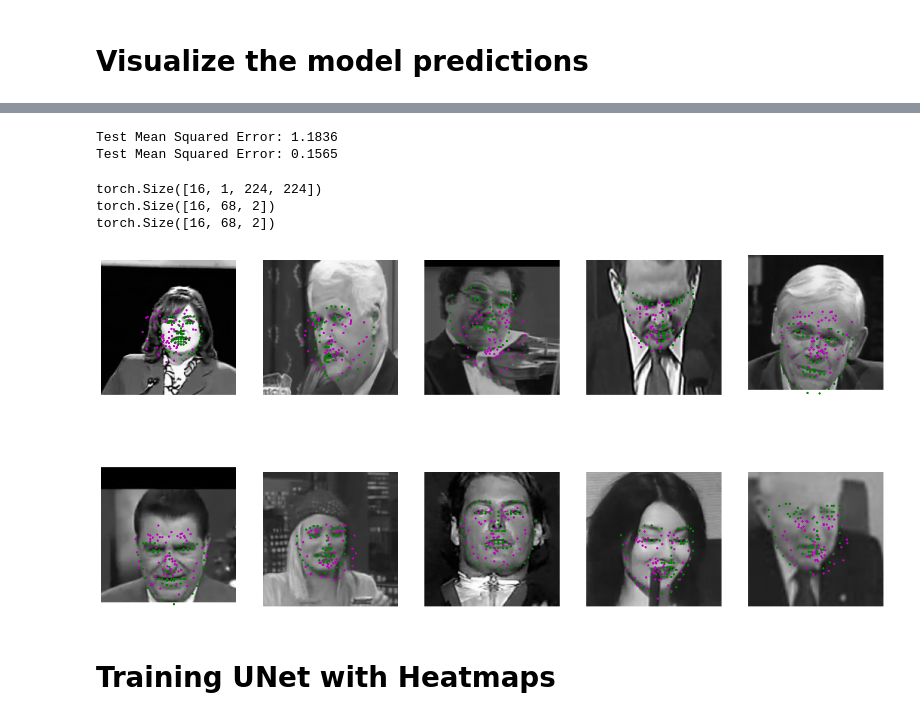
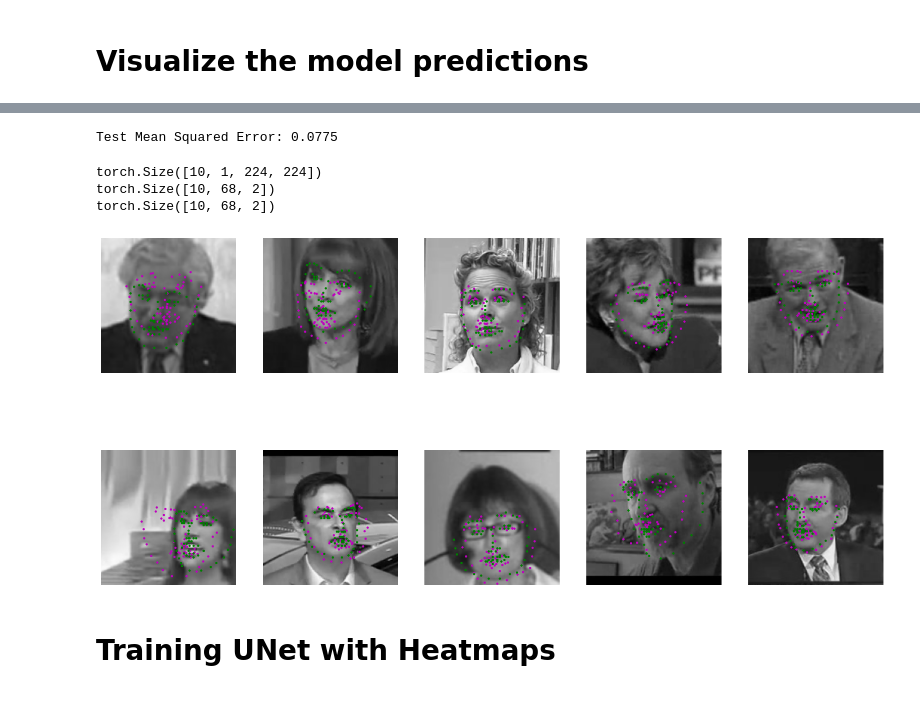
Before and after one commit to LIYunzhe1408/Facial-Keypoint-Detection, a Jupyter notebook: hw3.ipynb, the cells around one changed output, grey strips where cells are left out. Cells and saved outputs as stored; diff of their text form; code cells hidden in the pictures.

```diff
--- a/hw3.ipynb
+++ b/hw3.ipynb
@@ -97,7 +93,7 @@ transformed_dataset = FacialKeypointsDataset(
     transform=data_transform,
 )
 # load training data in batches
-batch_size = 16
+batch_size = 32
 train_loader = DataLoader(
     transformed_dataset, batch_size=batch_size, shuffle=True, num_workers=4
 )
@@ -109,7 +105,7 @@ test_dataset = FacialKeypointsDataset(
     transform=data_transform
 )
 # loading test data in batches
-batch_size = 16
+batch_size = 32
 test_loader = DataLoader(
     test_dataset, batch_size=batch_size, shuffle=True, num_workers=4
 )
@@ -234,6 +550,7 @@ from torch.nn import MSELoss
 
 def calcMSE(net):
   net.eval()
+  net.cuda()
   mse = MSELoss()
   total_mse = 0.0
   with torch.no_grad():
@@ -245,11 +562,15 @@ def calcMSE(net):
 
   mean_mse = total_mse / len(test_loader)
   print(f"Test Mean Squared Error: {mean_mse:.4f}")
-calcMSE(net_SmoothL1)
-calcMSE(net_MSELoss)
+# calcMSE(batch_16_L1_net)
+# calcMSE(net_batch_32)
+# calcMSE(net_LR_05)
+# calcMSE(net_LR_00005)
+# calcMSE(net_AdamW)
+# calcMSE(net_batch_64)
+calcMSE(net_dropout_all_02)
 # %% [output]
-Test Mean Squared Error: 1.1836
-Test Mean Squared Error: 0.1565
+Test Mean Squared Error: 0.0775
 # %%
 
 def show_all_keypoints(image, predicted_key_pts, gt_pts=None):
@@ -313,43 +634,39 @@ def visualize_output(test_images, test_outputs, gt_pts=None, batch_size=10):
         predicted_key_pts = test_outputs[i].data
         predicted_key_pts = predicted_key_pts.numpy()
 
         # undo normalization of keypoints
         predicted_key_pts = predicted_key_pts * 50.0 + 100
 
         # plot ground truth points for comparison, if they exist
         ground_truth_pts = None
         if gt_pts is not None:
             ground_truth_pts = gt_pts[i]
             ground_truth_pts = ground_truth_pts * 50.0 + 100
 
         # call show_all_keypoints
         show_all_keypoints(np.squeeze(image), predicted_key_pts, ground_truth_pts)
 
         plt.axis("off")
 
     plt.show()
 
 
-# plt.xlabel("Epochs")
-# plt.ylabel("Smooth L1 Loss")
-# plt.plot(losses, "g-")
-
-
-net = net_MSELoss
+net = net_dropout_all_02
 # get a sample of test data again
+test_loader = DataLoader(test_dataset, batch_size=10, shuffle=False)
 test_images, test_outputs, gt_pts = net_sample_output(net.cpu(), test_loader)
 
 print(test_images.data.size())
 print(test_outputs.data.size())
 print(gt_pts.size())
 
 # visualize the test output
 visualize_output(test_images, test_outputs, gt_pts)
 # %% [output]
-torch.Size([16, 1, 224, 224])
-torch.Size([16, 68, 2])
-torch.Size([16, 68, 2])
+torch.Size([10, 1, 224, 224])
+torch.Size([10, 68, 2])
+torch.Size([10, 68, 2])
-[figure, old version]
+[figure, new version]
 # %% [markdown]
 # Training UNet with Heatmaps
 # %%
```
Also changed, not shown: parts of 18 cells of this notebook.
